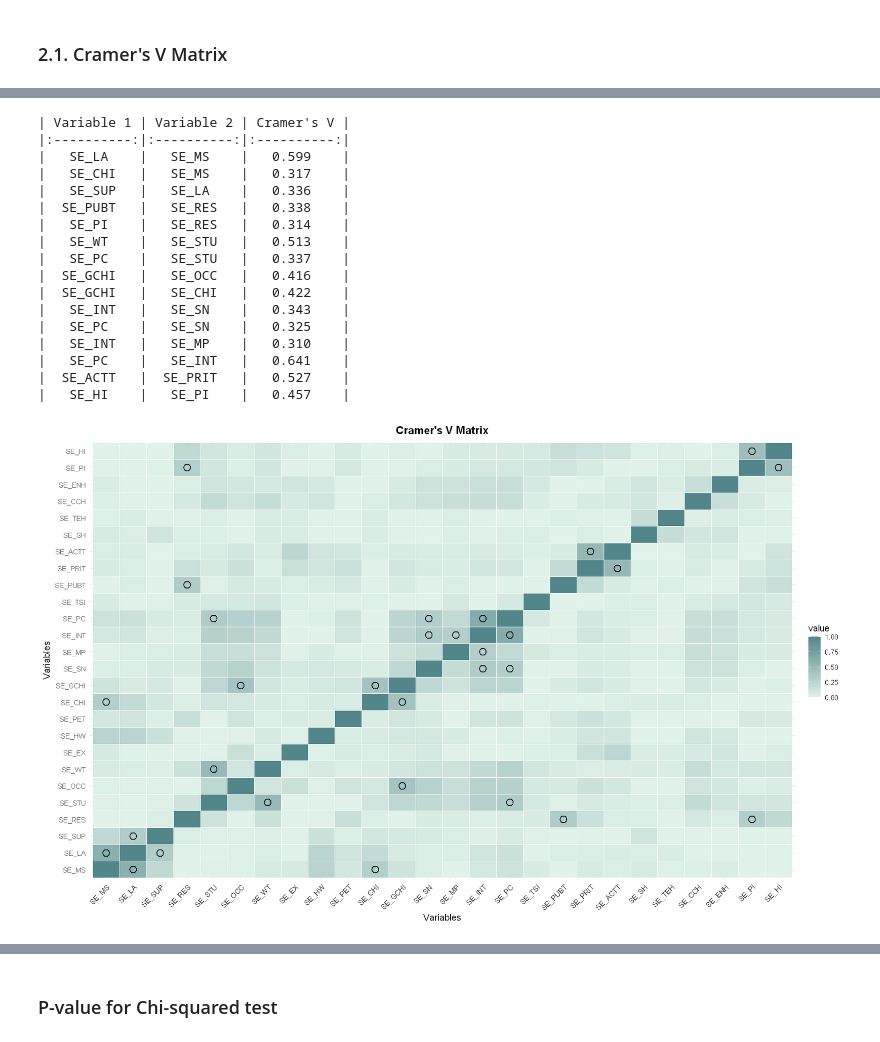
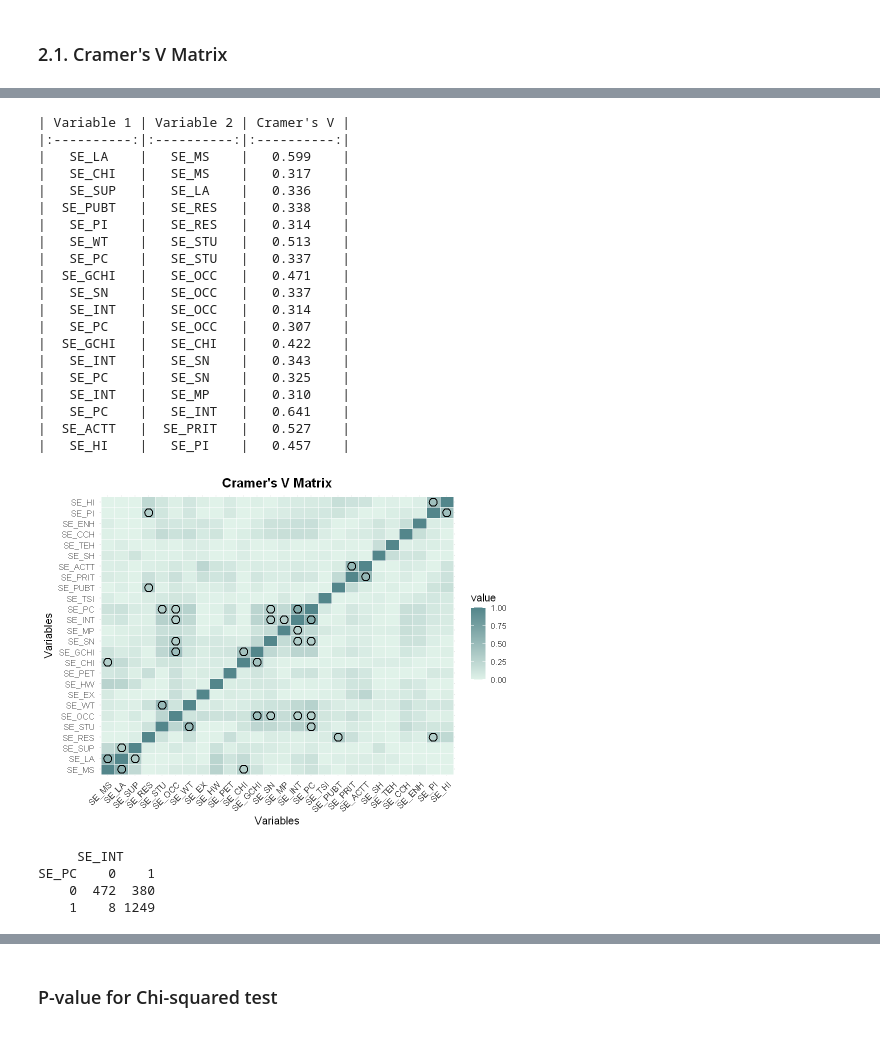
Before and after one commit to JoseLuisMaldonadoA/TFM, a Jupyter notebook: Notebooks/2_DescriptiveStatistics.ipynb, the cells around one changed output, grey strips where cells are left out. Cells and saved outputs as stored; diff of their text form; code cells hidden in the pictures.

```diff
--- a/Notebooks/2_DescriptiveStatistics.ipynb
+++ b/Notebooks/2_DescriptiveStatistics.ipynb
@@ -47,7 +47,7 @@ plot_variable_distributions <- function(df, exclude_columns = character(0), star
             plots[[i]] <- ggplot() + theme_void()
         }
     }
-    options(repr.plot.width = 16, repr.plot.height = 5 * num_rows) # Set the plot size
+    options(repr.plot.width = 10, repr.plot.height = 3.3 * num_rows) # Set the plot size
     grid.arrange(grobs = plots, nrow = num_rows, ncol = 4) # Arrange plots in a grid
 }
 # %% [output]
@@ -176,6 +178,8 @@ Warning message:
 # %%
 # Calculate the Cramer's V correlation matrix
 correlation_matrix <- calculate_cramer_v(df %>% select(starts_with("SE_")))
+
+options(repr.plot.width = 8, repr.plot.height = 6) # Set the plot size
 
 # Plot the correlation matrix
 suppressPackageStartupMessages(library(reshape2))
@@ -205,35 +209,48 @@ ggplot(melted_corr, aes(Var1, Var2, fill = value)) +
 # Extract pairs with Cramer's V > 0.3 (excluding diagonal)
 strong_corr_pairs <- subset(melted_corr, value > 0.3 & Var1 != Var2)
 
 # Remove duplicate pairs (A,B) and (B,A)
 strong_corr_pairs_unique <- strong_corr_pairs %>%
     rowwise() %>%
     mutate(pair = paste(sort(c(Var1, Var2)), collapse = " - ")) %>%
     ungroup() %>%
     distinct(pair, .keep_all = TRUE) %>%
     select(Var1, Var2, value)
 
 # Print the table
 knitr::kable(strong_corr_pairs_unique, col.names = c("Variable 1", "Variable 2", "Cramer's V"), digits = 3, align = "c")
 # %% [output]
 | Variable 1 | Variable 2 | Cramer's V |
 |:----------:|:----------:|:----------:|
 |   SE_LA    |   SE_MS    |   0.599    |
 |   SE_CHI   |   SE_MS    |   0.317    |
 |   SE_SUP   |   SE_LA    |   0.336    |
 |  SE_PUBT   |   SE_RES   |   0.338    |
 |   SE_PI    |   SE_RES   |   0.314    |
 |   SE_WT    |   SE_STU   |   0.513    |
 |   SE_PC    |   SE_STU   |   0.337    |
-|  SE_GCHI   |   SE_OCC   |   0.416    |
+|  SE_GCHI   |   SE_OCC   |   0.471    |
+|   SE_SN    |   SE_OCC   |   0.337    |
+|   SE_INT   |   SE_OCC   |   0.314    |
+|   SE_PC    |   SE_OCC   |   0.307    |
 |  SE_GCHI   |   SE_CHI   |   0.422    |
 |   SE_INT   |   SE_SN    |   0.343    |
 |   SE_PC    |   SE_SN    |   0.325    |
 |   SE_INT   |   SE_MP    |   0.310    |
 |   SE_PC    |   SE_INT   |   0.641    |
 |  SE_ACTT   |  SE_PRIT   |   0.527    |
 |   SE_HI    |   SE_PI    |   0.457    |
-[figure, old version]
+[figure, new version]
+# %%
+# Create a contingency table between SE_PC and SE_INT with axis names
+contingency_table <- table(df$SE_PC, df$SE_INT)
+dimnames(contingency_table) <- list("SE_PC" = levels(df$SE_PC), "SE_INT" = levels(df$SE_INT))
+contingency_table
+# %% [output]
+     SE_INT
+SE_PC    0    1
+    0  472  380
+    1    8 1249
 # %%
 # Remove specified variables from df
 vars_to_remove <- c(
```
Also changed, not shown: parts of 8 cells of this notebook.
